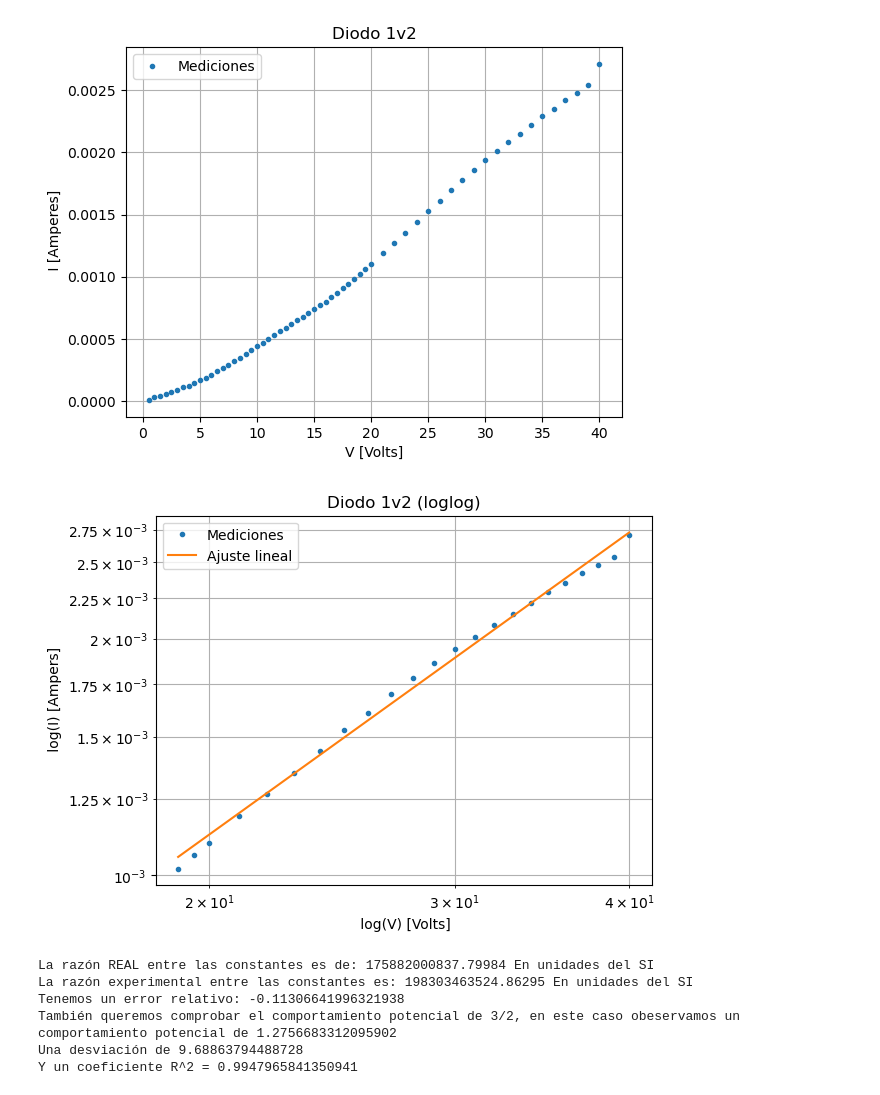
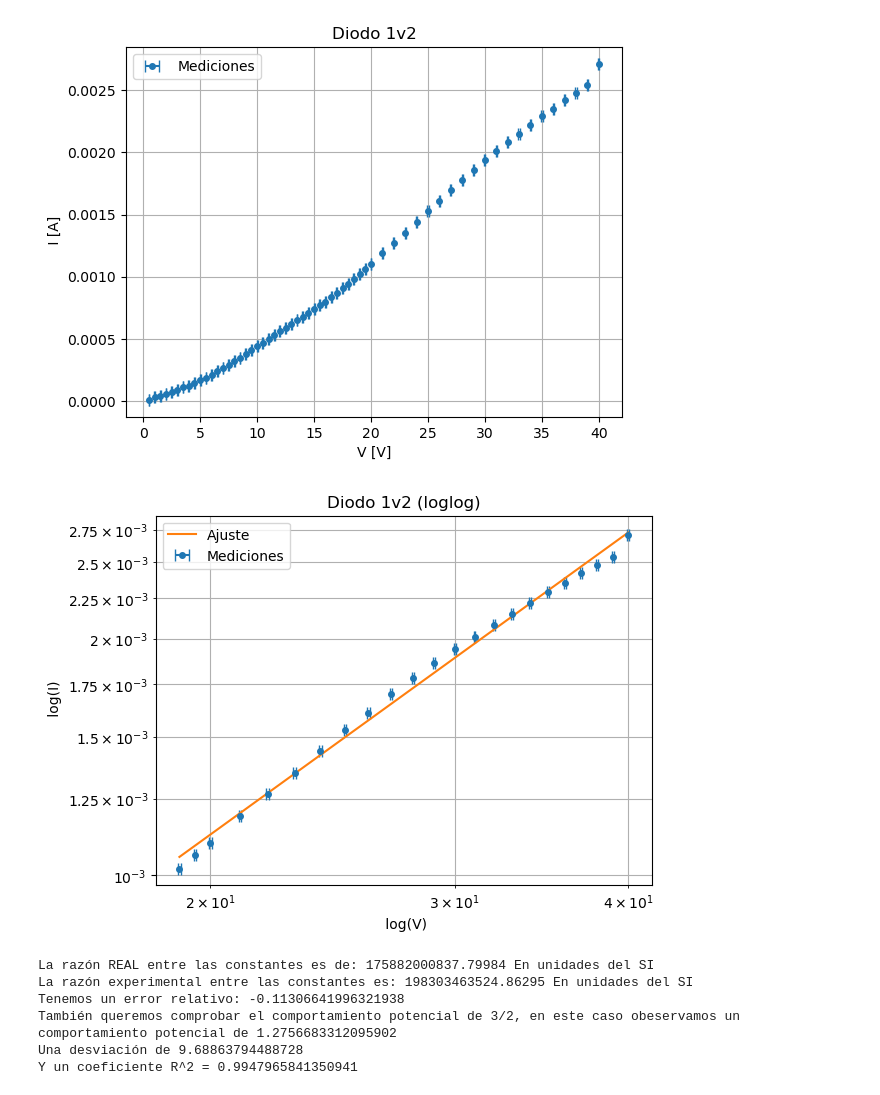
Before and after one commit to Alexi5omg/Labo-Contemporanea, a Jupyter notebook: Practica2/Practica2.ipynb, the cells around one changed output. Saved outputs shown, nothing was run; the diff lists cells and outputs as text; code cells hidden in the pictures.

```diff
--- a/Practica2/Practica2.ipynb
+++ b/Practica2/Practica2.ipynb
@@ -10,10 +10,11 @@ from scipy import constants
 with open('P2datos.csv', mode='r') as archivo:
     ArchivoAbierto = csv.reader(archivo) #Usamos la biblioteca csv
     next(ArchivoAbierto,None)            #Me salto el primer renglón
-    Ia, Va = [], []
+    Ia, Va, Inc_Ia = [], [], []
     for renglon in ArchivoAbierto:
         Ia.append(float(renglon[0]))
-        Va.append(float(renglon[1]))
+        Inc_Ia.append(float(renglon[1]))
+        Va.append(float(renglon[2]))
 
 #Función para graficar semilog sin problemas considerando incertidumbres
 def filtro_log(func_x, func_y, inc_x = [], inc_y = []):         #debe sacar filtadas las incertidumbres
@@ -43,7 +44,7 @@ def filtro_log(func_x, func_y, inc_x = [], inc_y = []):         #debe sacar filt
             if func_y[i] > 0.001:
                 func_y_filtrada.append(func_y[i])
                 func_x_filtrada.append(func_x[i])
-                inc_y_filtrada.append(inc_x[i])
+                inc_y_filtrada.append(inc_y[i])
         return [np.array(func_x_filtrada), np.array(func_y_filtrada), np.array(inc_y_filtrada)]
     else:
         for i in range(len(func_y)):
@@ -54,19 +55,18 @@ def filtro_log(func_x, func_y, inc_x = [], inc_y = []):         #debe sacar filt
 
 Ia = np.array(Ia) * 1e-3  #Lo hago nd.array y paso a Amperes
 
-plt.plot(Va,Ia,'.',label='Mediciones')
+errorX = np.array(Inc_Ia)
+plt.errorbar(Va,Ia,label='Mediciones', xerr=errorX, marker='o', markersize=4, linestyle = '', capsize=4)
 plt.title('Diodo 1v2')
-plt.xlabel('V [Volts]'), plt.ylabel(' I [Amperes]')
-#plt.axhline(y=1, color='red', linestyle='--', linewidth=0.8)
-#plt.text(0.31,1.25,'I = 1')
+plt.xlabel('V [V]'), plt.ylabel(' I [A]')
 plt.legend()
 plt.grid()
 plt.show()
 # %% [output]
-[figure, old version]
+[figure, new version]
 # %%
 #Regresion lineal en escala loglog usando sklearn
-Va_filt, Ia_filt = filtro_log(Va,Ia)
+Va_filt, Ia_filt, errorX_filt= filtro_log(Va,Ia,inc_y = errorX)
 
 Va_log = np.log(Va_filt)
 Ia_log = np.log(Ia_filt)              #Para que la gráfica sea lineal
@@ -80,15 +80,17 @@ Ia_reg_log = model.predict(Va_reshape)
 #Volvemos a la escala "lineal'
 Ia_reg = np.exp(Ia_reg_log)
 # %%
-plt.loglog(Va_filt,Ia_filt,'.',label=r'Mediciones')
-plt.plot(Va_filt,Ia_reg,label='Ajuste lineal')
+plt.errorbar(Va_filt,Ia_filt,label='Mediciones', xerr= errorX_filt, marker='o', markersize=4, linestyle = '', capsize=4)
+plt.yscale('log')
+plt.xscale('log')
+plt.plot(Va_filt,Ia_reg,label='Ajuste')
 plt.title('Diodo 1v2 (loglog)')
-plt.xlabel(' log(V) [Volts]'), plt.ylabel(' log(I) [Ampers]')
+plt.xlabel(' log(V)'), plt.ylabel(' log(I)')
 plt.grid(True, which="both", ls = '-')
 plt.legend()
 plt.show()
 # %% [output]
-[figure, old version]
+[figure, new version]
 # %%
 m = model.coef_[0]     #m = pendiente = 3/2
 b = model.intercept_   #b = ordenada al origen en A
```
Also changed, not shown: parts of 1 cell of this notebook, 4 other files.
